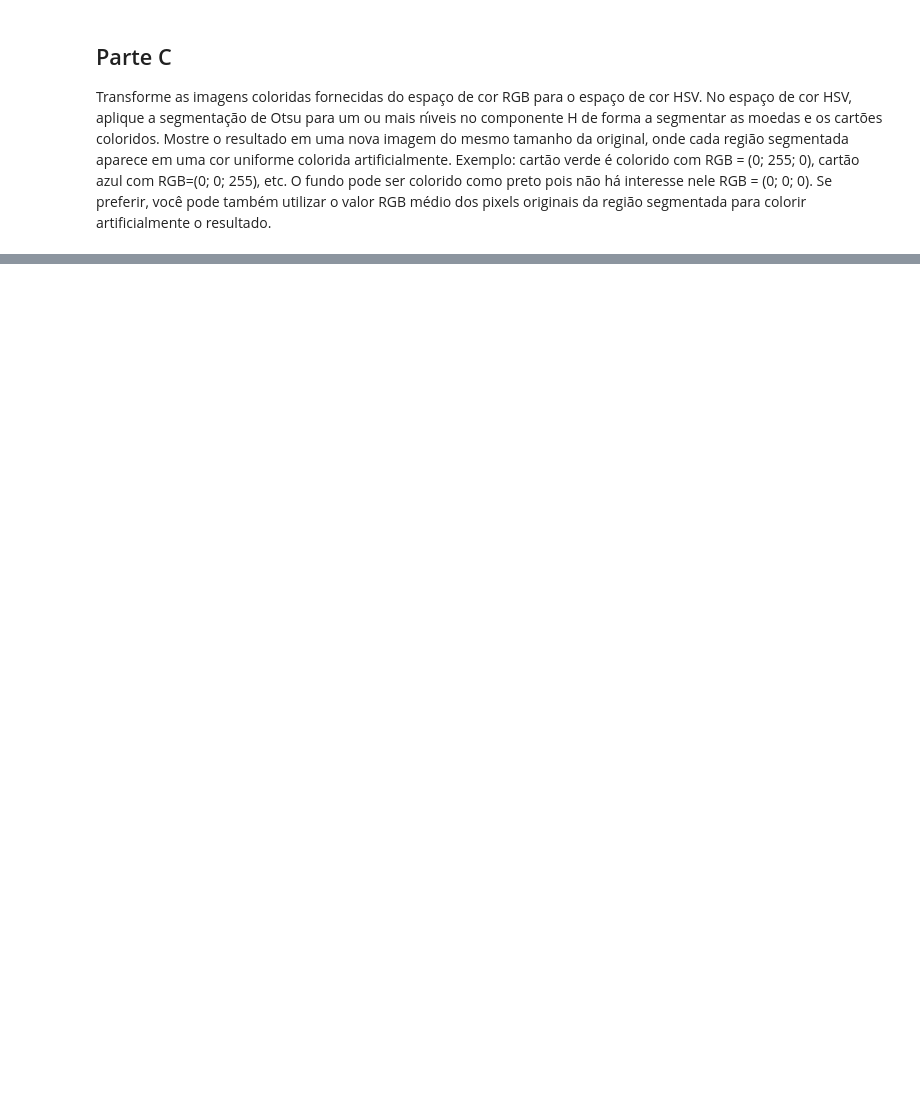
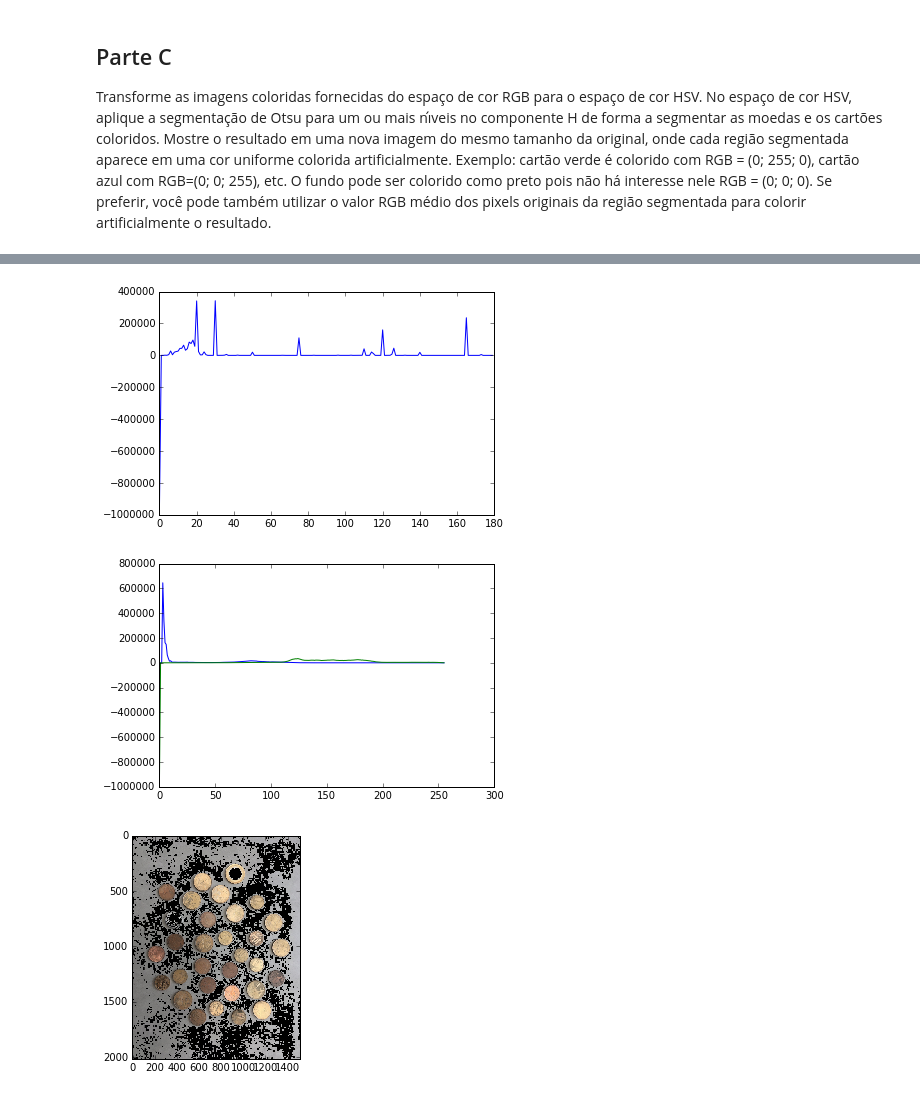
Before and after one commit to pedrovbj/CV_Thresholding_And_Segmentation, a Jupyter notebook: Lista 1b.ipynb, the cells around one changed output, grey strips where cells are left out. Drawn from its saved outputs; the diff is of its cells as text; code cells hidden in the pictures; blank space fills up the shorter version.

```diff
--- a/Lista 1b.ipynb
+++ b/Lista 1b.ipynb
@@ -211,0 +269,70 @@ Indexes: [  3   6   9  23  28  30  54 105]
+# %%
+hsv_image = cv2.cvtColor(image, cv2.COLOR_BGR2HSV)
+h_ch, s_ch, v_ch = cv2.split(hsv_image)
+
+kernel = cv2.getStructuringElement(cv2.MORPH_ELLIPSE,(5,5))
+#kernel = np.ones((15,15),np.uint8)
+h_ch = cv2.morphologyEx(h_ch, cv2.MORPH_OPEN, kernel)
+s_ch = cv2.morphologyEx(s_ch, cv2.MORPH_OPEN, kernel)
+v_ch = cv2.morphologyEx(v_ch, cv2.MORPH_OPEN, kernel)
+
+
+hist_h = cv2.calcHist([h_ch],[0],None,[180],[0,180])
+hist_s = cv2.calcHist([s_ch],[0],None,[256],[0,256])
+hist_v = cv2.calcHist([v_ch],[0],None,[256],[0,256])
+
+hist_h = hist_h.ravel()
+hist_s = hist_s.ravel()
+hist_v = hist_v.ravel()
+
+peak_h = np.argmax(hist_h)
+peak_s = np.argmax(hist_s)
+# peak_v = peakutils.indexes(hist_v, thres=0.2, min_dist=1)
+
+delta = 3
+for i in xrange(h_ch.shape[0]):
+    for j in xrange(h_ch.shape[1]):
+        if (h_ch[i][j] >= peak_h - delta) and (h_ch[i][j] < peak_h + delta):
+            h_ch[i][j] = 0
+            hist_s[s_ch[i][j]] -= 1
+            s_ch[i][j] = 0
+            hist_v[v_ch[i][j]] -= 1
+            v_ch[i][j] = 0
+for i in xrange(peak_h-delta, peak_h+delta):
+    hist_h[i] = 0
+
+# for i in xrange(s_ch.shape[0]):
+#     for j in xrange(s_ch.shape[1]):
+#         if (s_ch[i][j] >= peak_s - delta) and (s_ch[i][j] < peak_s + delta):
+#             s_ch[i][j] = 0
+#             hist_h[h_ch[i][j]] -= 1
+#             h_ch[i][j] = 0
+#             hist_v[v_ch[i][j]] -= 1
+#             v_ch[i][j] = 0
+# for i in xrange(peak_s-delta, peak_s+delta):
+#     hist_s[i] = 0
+
+
+# for i in xrange(s_ch.shape[0]):
+#     for j in xrange(s_ch.shape[1]):
+#         if s_ch[i][j] < 100:
+#             h_ch[i][j] = 0
+#             s_ch[i][j] = 0
+#             v_ch[i][j] = 0
+
+plt.plot(range(180), hist_h)
+plt.show()
+plt.plot(range(256), hist_s)
+plt.plot(range(256), hist_v)
+plt.show()
+
+
+hsv_image = cv2.merge([h_ch, s_ch, v_ch])
+rgb_image = cv2.cvtColor(hsv_image, cv2.COLOR_HSV2RGB)
+cv2.imwrite('filtered.jpeg', rgb_image)
+plt.imshow(rgb_image)
+plt.show()
+# %% [output]
+[figure, added]
+[figure, added]
+[figure, added]
```
Also changed, not shown: parts of 4 cells of this notebook, 1 other file.
